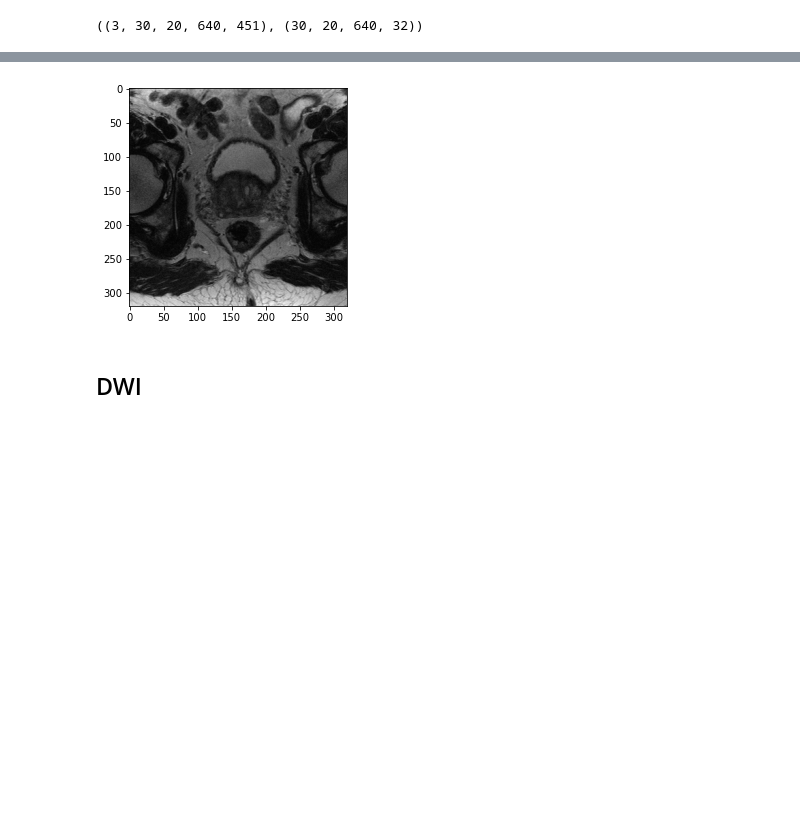
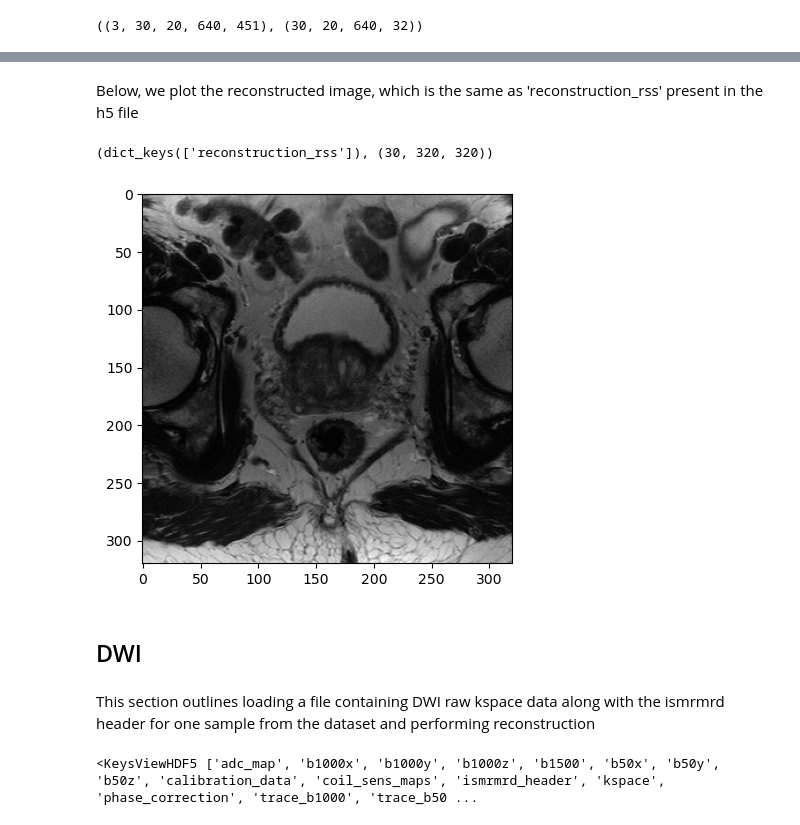
Before and after one commit to cai2r/fastMRI_prostate, a Jupyter notebook: fastmri_prostate_tutorial.ipynb, the cells around one changed output, grey strips where cells are left out. Cells and saved outputs as stored; diff of their text form; code cells hidden in the pictures; blank space fills up the shorter version.

```diff
--- a/fastmri_prostate_tutorial.ipynb
+++ b/fastmri_prostate_tutorial.ipynb
@@ -14,0 +16,4 @@ fname_dwi = 'training_DIFFUSION_1/file_prostate_AXDIFF_0001.h5'
+# %%
+# prepend path to downloaded data
+data_path_t2 = 'training_T2_1'
+data_path_dwi = 'training_DIFFUSION_1'
@@ -15 +22,4 @@ fname_dwi = 'training_DIFFUSION_1/file_prostate_AXDIFF_0001.h5'
+# %%
+fname_t2 = Path(data_path_t2) / 'file_prostate_AXT2_0001.h5'
+fname_dwi = Path(data_path_dwi) / 'file_prostate_AXDIFF_0001.h5'
 # %% [markdown]
@@ -31,0 +47,3 @@ image_recon.shape
+# %%
+%%time
+img_dict_t2 = t2_reconstruction(kspace_t2, calibration_data_t2, hdr_t2)
@@ -32,9 +53,22 @@ image_recon.shape
+# %% [markdown]
+Below, we plot the reconstructed image, which is the same as 'reconstruction_rss' present in the h5 file
+# %%
+img_dict_t2.keys(), img_dict_t2['reconstruction_rss'].shape
+# %% [output]
+(dict_keys(['reconstruction_rss']), (30, 320, 320))
 # %%
 def display_t2_slice(img, slice_num):
     plt.imshow(img[slice_num, :, :] ,cmap='gray')
 # %%
-display_t2_slice(image_recon, 10)
+display_t2_slice(img_dict_t2['reconstruction_rss'], 10)
 # %% [output]
-[figure, old version]
+[figure, new version]
 # %% [markdown]
 ## DWI
+# %% [markdown]
+This section outlines loading a file containing DWI raw kspace data along with the ismrmrd header for one sample from the dataset and performing reconstruction
+# %%
+with h5py.File(fname_dwi, 'r') as f:
+    print(f.keys())
+# %% [output]
+<KeysViewHDF5 ['adc_map', 'b1000x', 'b1000y', 'b1000z', 'b1500', 'b50x', 'b50y', 'b50z', 'calibration_data', 'coil_sens_maps', 'ismrmrd_header', 'kspace', 'phase_correction', 'trace_b1000', 'trace_b50 ...
```
Also changed, not shown: parts of 23 cells of this notebook, 1 other file.
